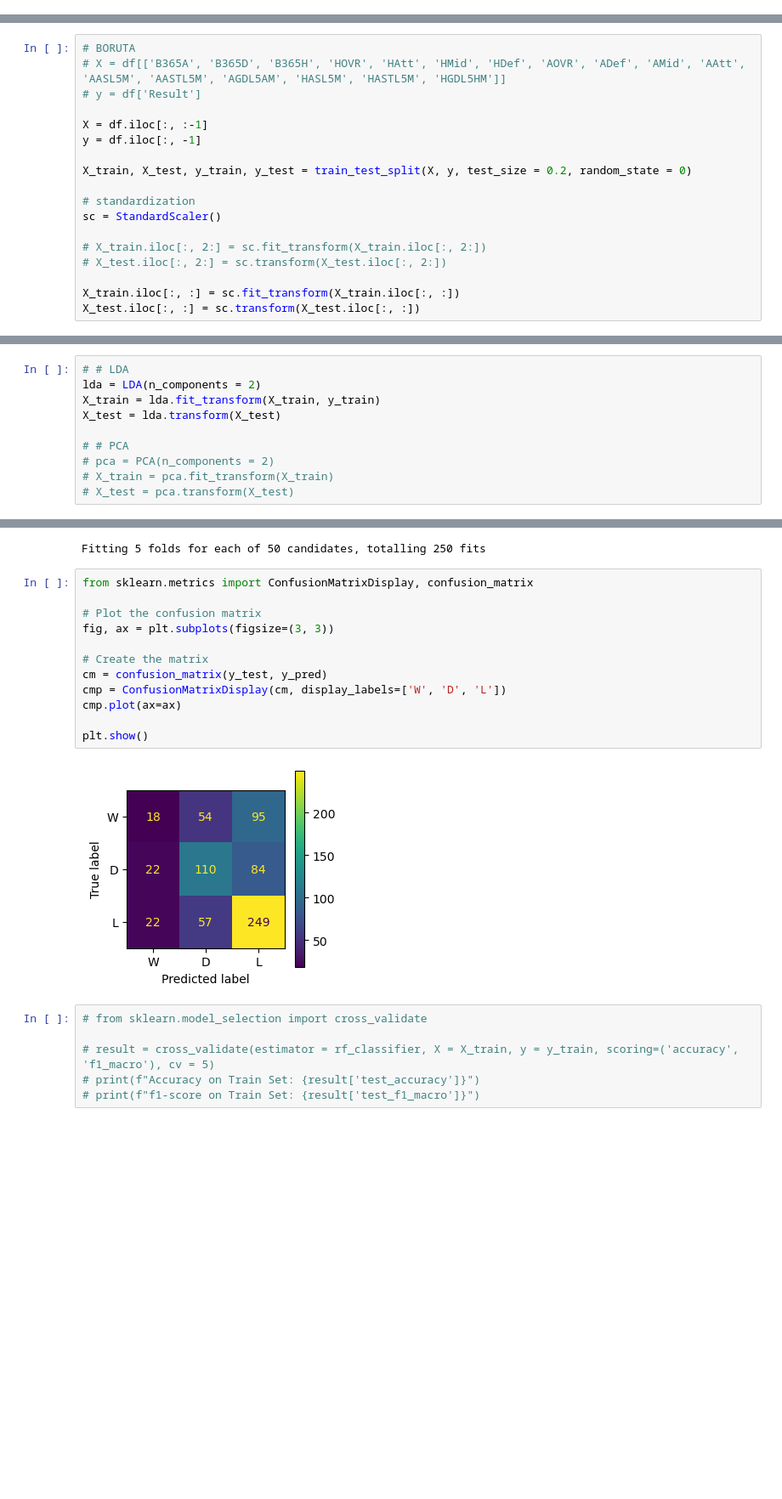
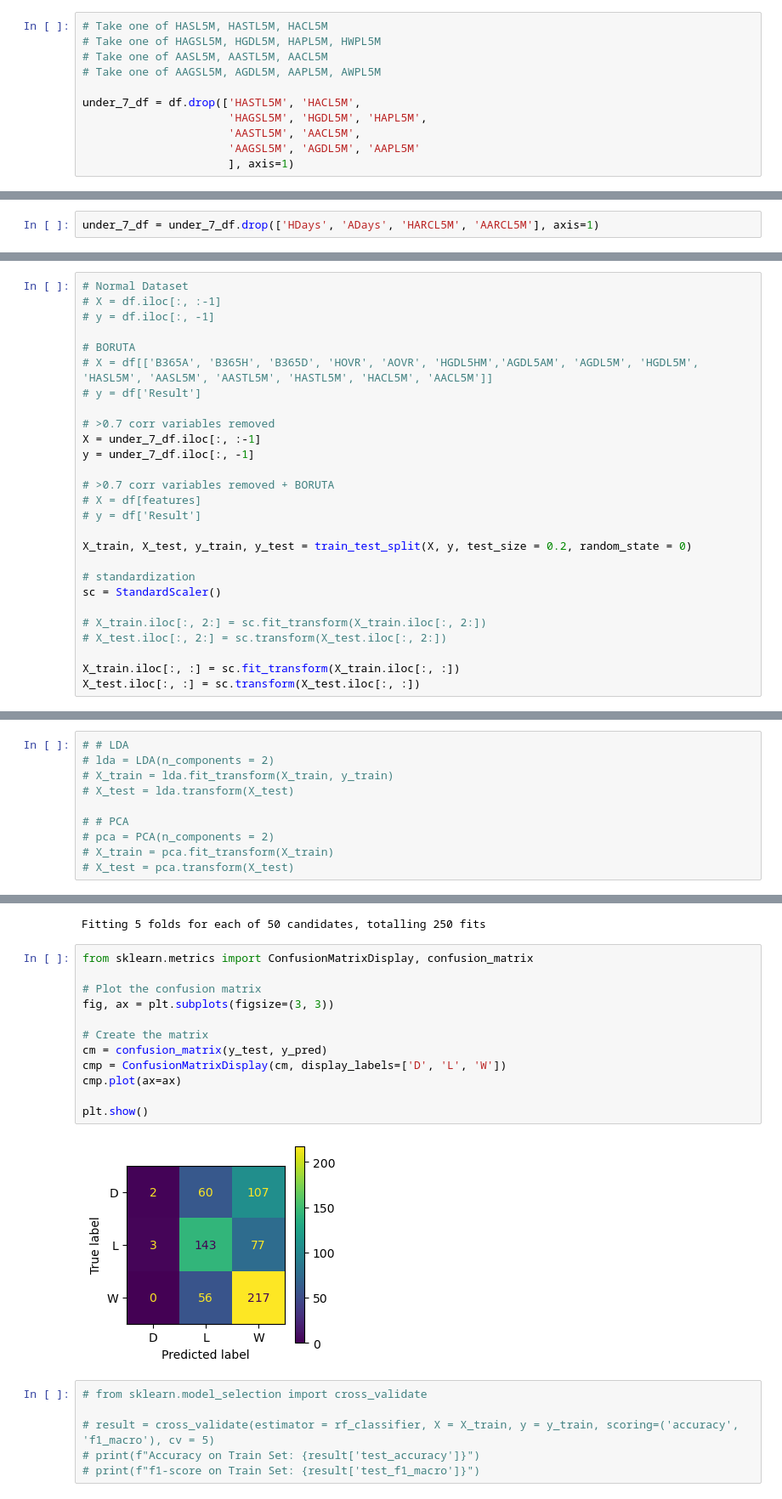
Before and after one commit to schoibs/football-match-prediction, a Jupyter notebook: 3 Model Building.ipynb, the cells around one changed output, grey strips where cells are left out. Shown at 85% size. Cells and saved outputs as stored; diff of their text form; blank space fills up the shorter version.

```diff
--- a/3 Model Building.ipynb
+++ b/3 Model Building.ipynb
@@ -70,0 +91,11 @@ df.shape
+# %%
+# Take one of HASL5M, HASTL5M, HACL5M
+# Take one of HAGSL5M, HGDL5M, HAPL5M, HWPL5M
+# Take one of AASL5M, AASTL5M, AACL5M
+# Take one of AAGSL5M, AGDL5M, AAPL5M, AWPL5M
+
+under_7_df = df.drop(['HASTL5M', 'HACL5M',
+                      'HAGSL5M', 'HGDL5M', 'HAPL5M',
+                      'AASTL5M', 'AACL5M',
+                      'AAGSL5M', 'AGDL5M', 'AAPL5M'
+                      ], axis=1)
@@ -92 +147,3 @@ df.shape
+# %%
+under_7_df = under_7_df.drop(['HDays', 'ADays', 'HARCL5M', 'AARCL5M'], axis=1)
 # %%
@@ -99,12 +156,21 @@ from sklearn.preprocessing import StandardScaler
 from sklearn.discriminant_analysis import LinearDiscriminantAnalysis as LDA
 from sklearn.decomposition import PCA
 # %%
+# Normal Dataset
+# X = df.iloc[:, :-1]
+# y = df.iloc[:, -1]
+
 # BORUTA
-# X = df[['B365A', 'B365D', 'B365H', 'HOVR', 'HAtt', 'HMid', 'HDef', 'AOVR', 'ADef', 'AMid', 'AAtt', 'AASL5M', 'AASTL5M', 'AGDL5AM', 'HASL5M', 'HASTL5M', 'HGDL5HM']]
+# X = df[['B365A', 'B365H', 'B365D', 'HOVR', 'AOVR', 'HGDL5HM','AGDL5AM', 'AGDL5M', 'HGDL5M', 'HASL5M', 'AASL5M', 'AASTL5M', 'HASTL5M', 'HACL5M', 'AACL5M']]
 # y = df['Result']
 
-X = df.iloc[:, :-1]
-y = df.iloc[:, -1]
+# >0.7 corr variables removed
+X = under_7_df.iloc[:, :-1]
+y = under_7_df.iloc[:, -1]
+
+# >0.7 corr variables removed + BORUTA
+# X = df[features]
+# y = df['Result']
 
 X_train, X_test, y_train, y_test = train_test_split(X, y, test_size = 0.2, random_state = 0)
 
@@ -149,9 +228,9 @@ y_train[0]
 ### Dimensionality Reduction Techniques
 # %%
 # # LDA
-lda = LDA(n_components = 2)
-X_train = lda.fit_transform(X_train, y_train)
-X_test = lda.transform(X_test)
+# lda = LDA(n_components = 2)
+# X_train = lda.fit_transform(X_train, y_train)
+# X_test = lda.transform(X_test)
 
 # # PCA
 # pca = PCA(n_components = 2)
@@ -255,17 +338,17 @@ Fitting 5 folds for each of 50 candidates, totalling 250 fits
 # %%
 from sklearn.metrics import ConfusionMatrixDisplay, confusion_matrix
 
 # Plot the confusion matrix
 fig, ax = plt.subplots(figsize=(3, 3))
 
 # Create the matrix
 cm = confusion_matrix(y_test, y_pred)
-cmp = ConfusionMatrixDisplay(cm, display_labels=['W', 'D', 'L'])
+cmp = ConfusionMatrixDisplay(cm, display_labels=['D', 'L', 'W'])
 cmp.plot(ax=ax)
 
 plt.show()
 # %% [output]
-[figure, old version]
+[figure, new version]
 # %%
 # from sklearn.model_selection import cross_validate
 
```
Also changed, not shown: parts of 78 cells of this notebook, 18 other files.
